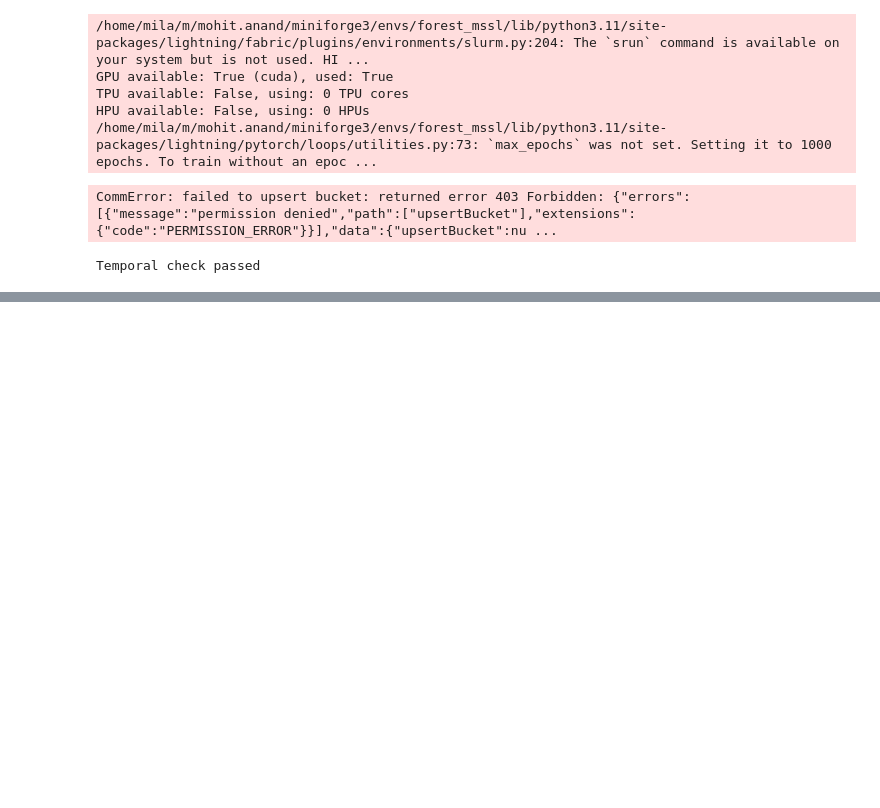
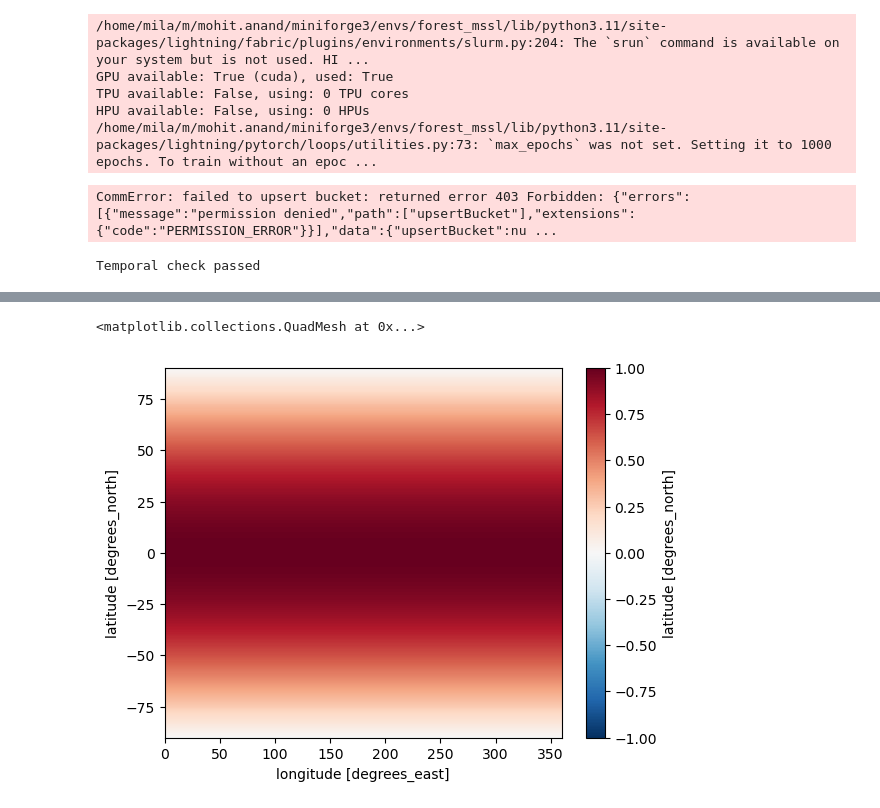
Before and after one commit to itsmohitanand/earthsphere-diffusion, a Jupyter notebook: nb_dataloder_test.ipynb, the cells around one changed output, grey strips where cells are left out. Cells and saved outputs as stored; diff of their text form; code cells hidden in the pictures; blank space fills up the shorter version.

```diff
--- a/nb_dataloder_test.ipynb
+++ b/nb_dataloder_test.ipynb
@@ -141,0 +192,5 @@ torch.Size([4, 2, 720, 1440])
+# %%
+a["cos_lat"].plot()
+# %% [output]
+<matplotlib.collections.QuadMesh at 0x...>
+[figure, added]
```
Also changed, not shown: parts of 15 cells of this notebook, 5 other files.
